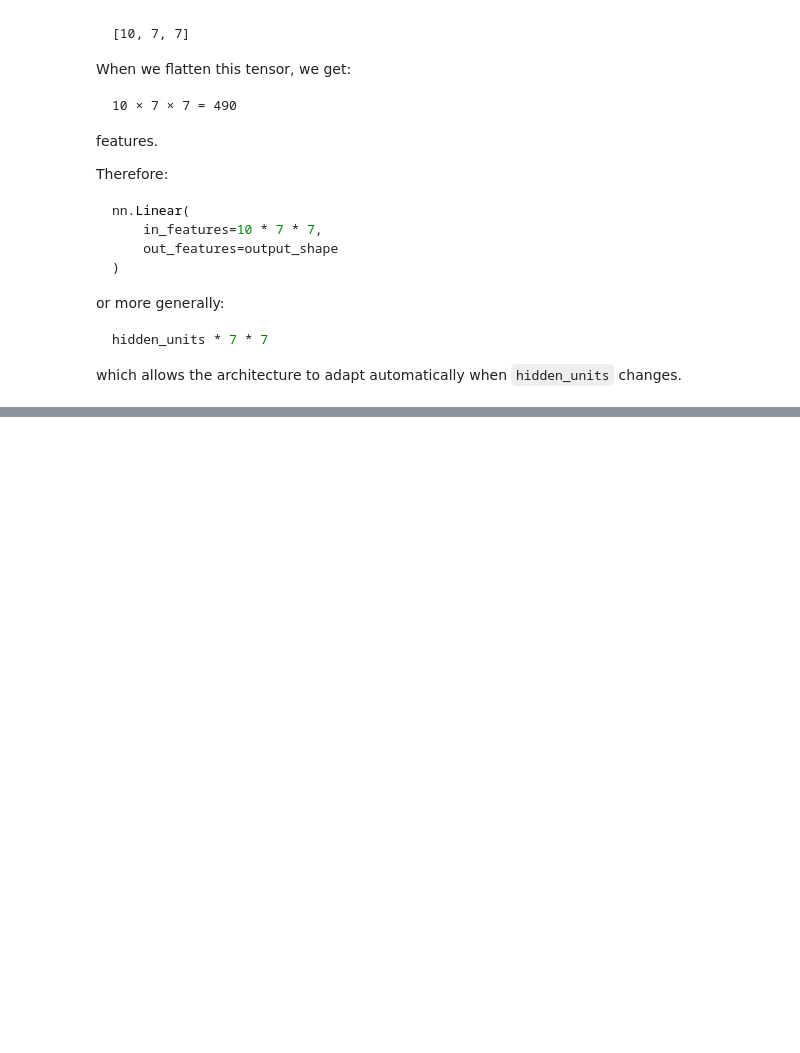
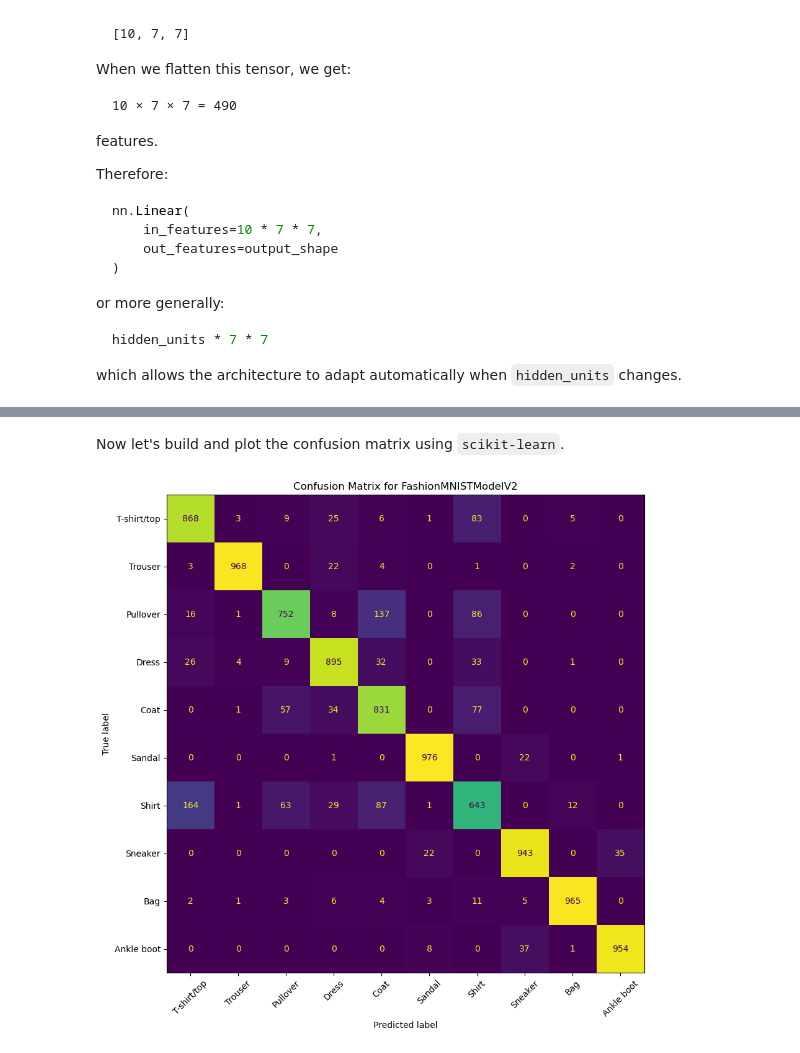
Before and after one commit to Maxstef/data-loves-ml-for-people-course, a Jupyter notebook: notebooks/8_cv/0_1_cv_intro.ipynb, the cells around one changed output, grey strips where cells are left out. Cells and saved outputs as stored; diff of their text form; code cells hidden in the pictures; blank space fills up the shorter version.

```diff
--- a/notebooks/8_cv/0_1_cv_intro.ipynb
+++ b/notebooks/8_cv/0_1_cv_intro.ipynb
@@ -1366,0 +2185,44 @@ which allows the architecture to adapt automatically when `hidden_units` changes
+# %%
+from tqdm.auto import tqdm
+
+y_preds = []
+
+model_2.eval()
+
+with torch.inference_mode():
+    for X, y in tqdm(test_dataloader, desc="Making predictions"):
+        X = X.to(device)
+
+        y_logits = model_2(X)
+        y_pred = y_logits.argmax(dim=1)
+
+        y_preds.append(y_pred.cpu())
+
+y_pred_tensor = torch.cat(y_preds)
+# %% [markdown]
+Now let's build and plot the confusion matrix using `scikit-learn`.
+# %%
+from sklearn.metrics import confusion_matrix, ConfusionMatrixDisplay
+
+confmat = confusion_matrix(
+    y_true=test_data.targets,
+    y_pred=y_pred_tensor
+)
+
+display = ConfusionMatrixDisplay(
+    confusion_matrix=confmat,
+    display_labels=class_names
+)
+
+fig, ax = plt.subplots(figsize=(10, 10))
+
+display.plot(
+    ax=ax,
+    xticks_rotation=45,
+    colorbar=False
+)
+
+plt.title("Confusion Matrix for FashionMNISTModelV2")
+plt.show()
+# %% [output]
+[figure, added]
```
Also changed, not shown: parts of 83 cells of this notebook, 1 other file.
